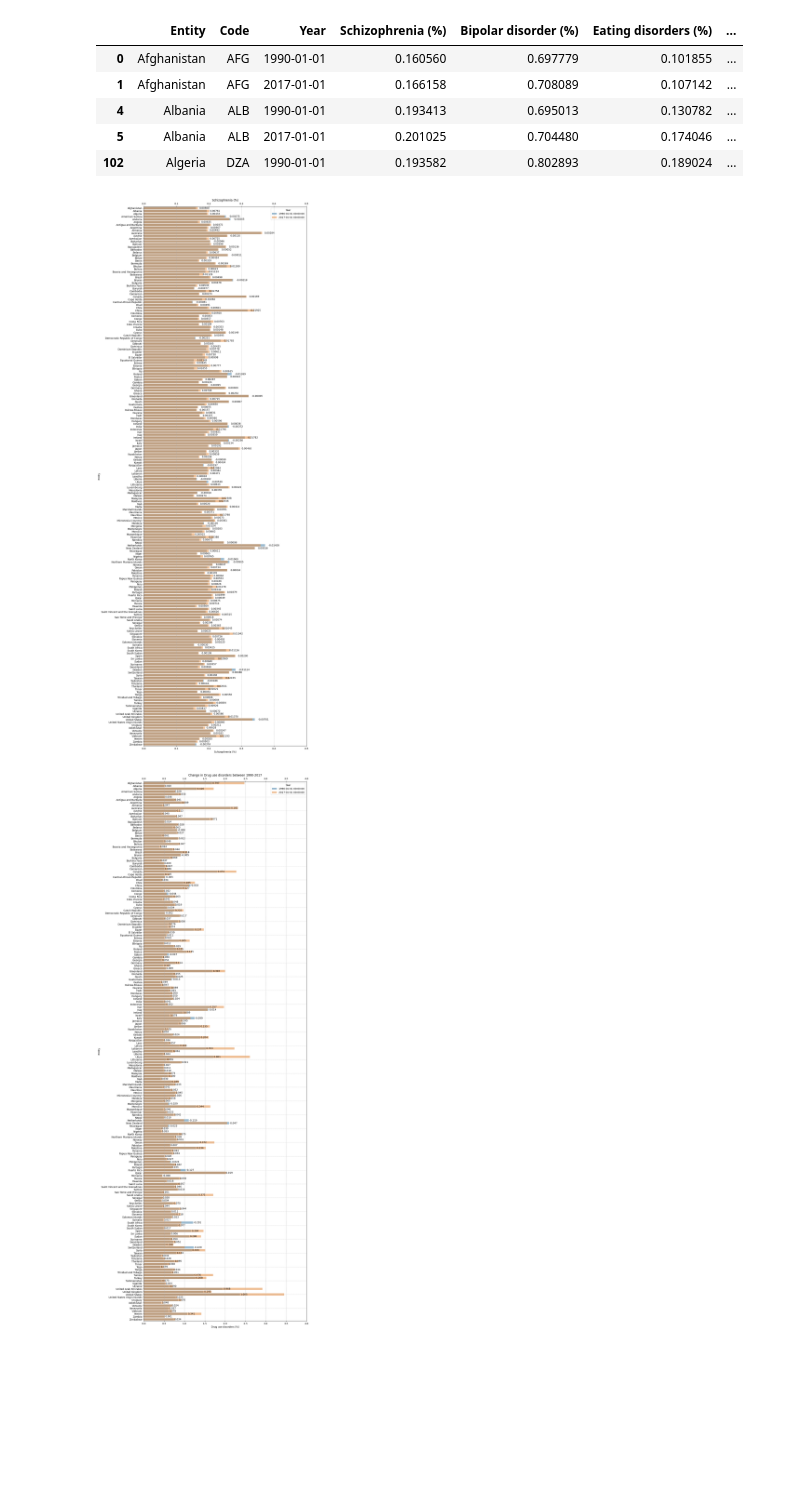
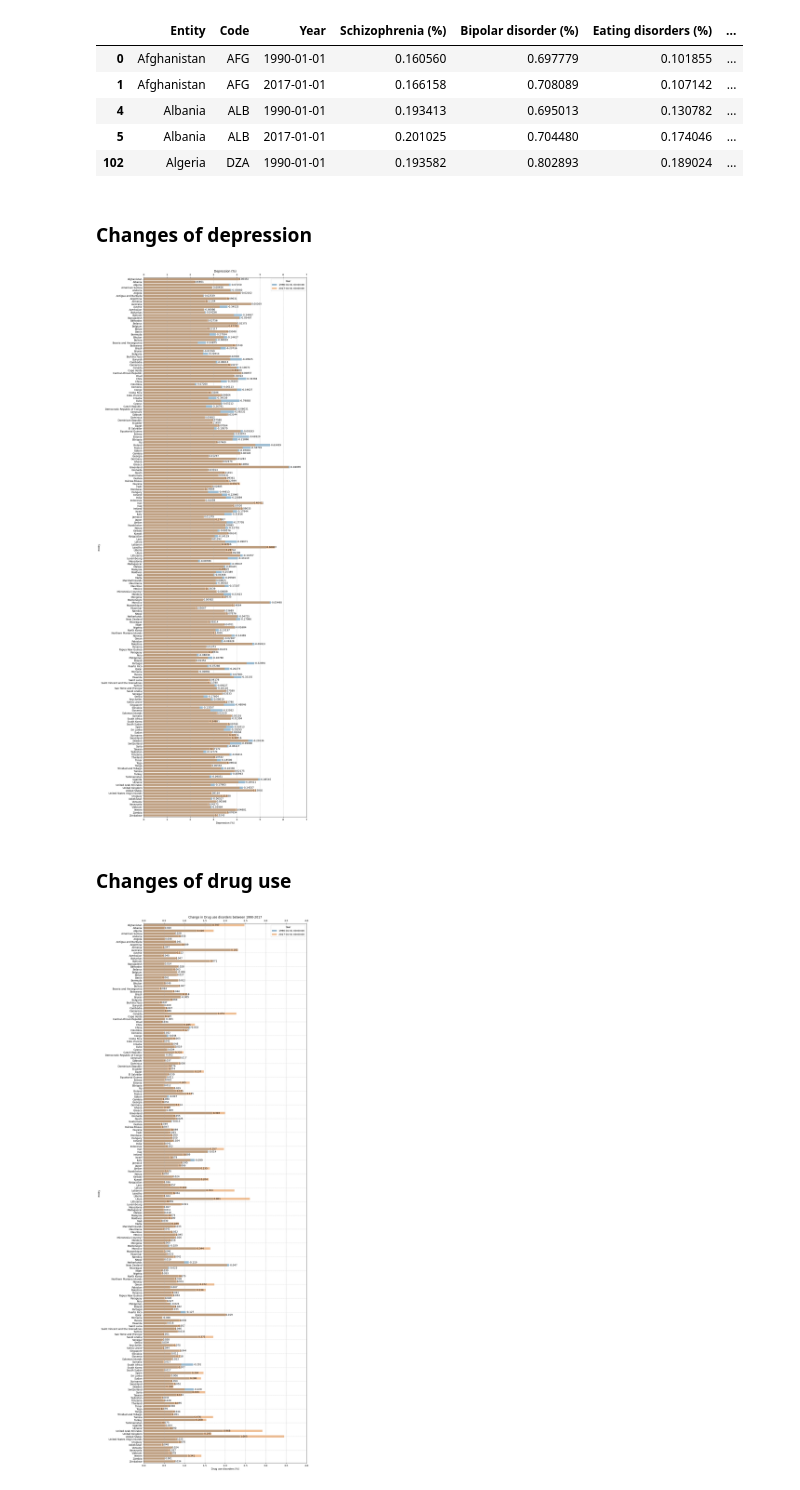
Before and after one commit to supernauth/mental_health_disorder, a Jupyter notebook: mental_health_disorder.ipynb, the cells around one changed output. Cells and saved outputs as stored; diff of their text form; code cells hidden in the pictures; blank space fills up the shorter version.

Commit message:
Changed the plot to the most decreasing one, depression

```diff
--- a/mental_health_disorder.ipynb
+++ b/mental_health_disorder.ipynb
@@ -519,43 +519,47 @@ df_prepared.head()
 | 4 | Albania | ALB | 1990-01-01 | 0.193413 | 0.695013 | 0.130782 | ... |
 | 5 | Albania | ALB | 2017-01-01 | 0.201025 | 0.704480 | 0.174046 | ... |
 | 102 | Algeria | DZA | 1990-01-01 | 0.193582 | 0.802893 | 0.189024 | ... |
+# %% [markdown]
+### Changes of depression
 # %%
 plt.figure(figsize=(12, 40))
 
-measured_disorder = 'Schizophrenia (%)'
+measured_disorder = 'Depression (%)'
 
 ax = sns.barplot(
     data=df_prepared,
     y='Entity',
     x=measured_disorder,
     hue='Year',
     alpha=0.5,
     dodge=False
 )
 
 for i, bar in enumerate(ax.patches):
     if i < 195:
         x = bar.get_width()
         offset = 0.01
         ax.text(x + offset, bar.get_y() + bar.get_height() / 2,
                 f'{disorder_diff_dict[measured_disorder][i]:.5f}',
                 ha='left',
                 va='center',
                 fontsize=10)
 
-plt.xlim(0, 0.5)
+plt.xlim(0, 7)
 plt.xlabel(measured_disorder)
 
 ax2 = plt.twiny()
-ax2.set_xlim(0, 0.5)
+ax2.set_xlim(0, 7)
 
 plt.ylabel('Entity')
 plt.grid(axis='x', linestyle='--', alpha=0.95)
 plt.title(measured_disorder)
 
 plt.show()
 # %% [output]
-[figure, old version]
+[figure, new version]
+# %% [markdown]
+### Changes of drug use
 # %%
 plt.figure(figsize=(12, 40))
 
```
